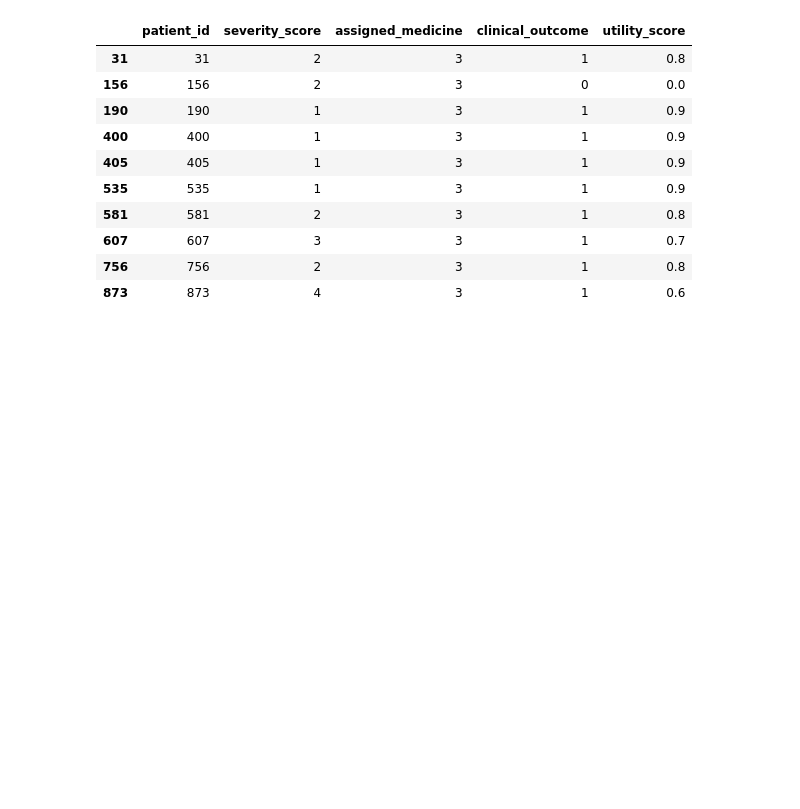
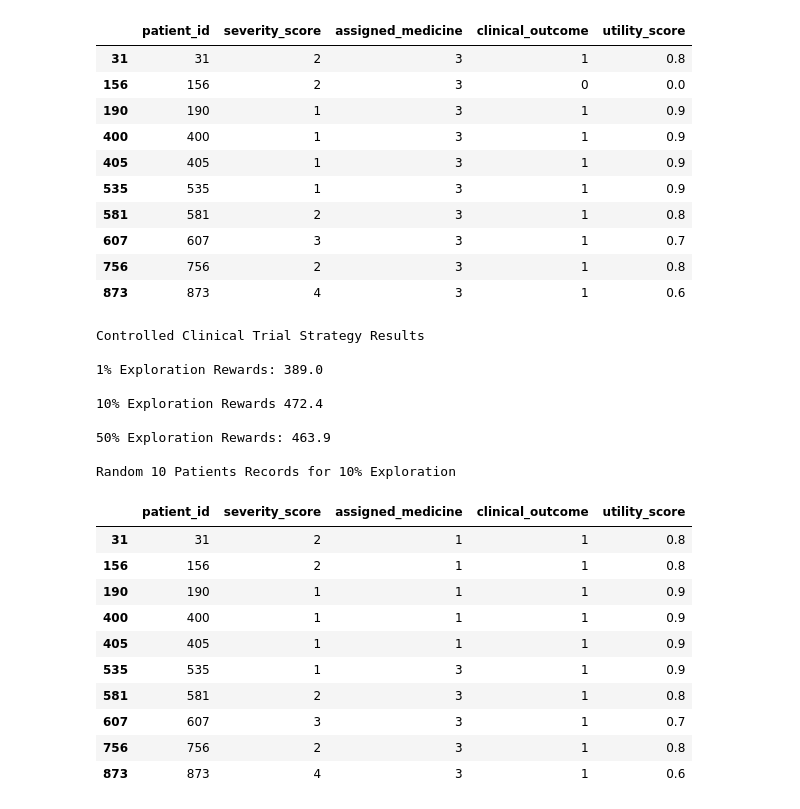
Before and after one commit to Rahul-Chauhan-2212/bits-drl-assignment-1, a Jupyter notebook: mab.ipynb, the cells around one changed output. Saved outputs shown, nothing was run; the diff lists cells and outputs as text; code cells hidden in the pictures; blank space fills up the shorter version.

```diff
--- a/mab.ipynb
+++ b/mab.ipynb
@@ -259,0 +318,38 @@ Random 10 Patients Records
+# %%
+# Controlled Clinical Trial Strategy (10% Exploration)
+eps_10, eps10_df = controlled_clinical_trial(0.10)
+# Controlled Clinical Trial Strategy (1% Exploration)
+eps_01, eps01_df = controlled_clinical_trial(0.01)
+# Controlled Clinical Trial Strategy (50% Exploration)
+eps_50, eps50_df = controlled_clinical_trial(0.50)
+
+print("\nControlled Clinical Trial Strategy Results")
+
+print("\n1% Exploration Rewards:", round(eps_01[-1], 2))
+print("\n10% Exploration Rewards", round(eps_10[-1], 2))
+print("\n50% Exploration Rewards:", round(eps_50[-1], 2))
+
+print("\nRandom 10 Patients Records for 10% Exploration")
+
+eps10_df.sample(10, random_state=164).sort_values("patient_id")
+# %% [output]
+Controlled Clinical Trial Strategy Results
+
+1% Exploration Rewards: 389.0
+
+10% Exploration Rewards 472.4
+
+50% Exploration Rewards: 463.9
+
+Random 10 Patients Records for 10% Exploration
+|  | patient_id | severity_score | assigned_medicine | clinical_outcome | utility_score |
+| 31 | 31 | 2 | 1 | 1 | 0.8 |
+| 156 | 156 | 2 | 1 | 1 | 0.8 |
+| 190 | 190 | 1 | 1 | 1 | 0.9 |
+| 400 | 400 | 1 | 1 | 1 | 0.9 |
+| 405 | 405 | 1 | 1 | 1 | 0.9 |
+| 535 | 535 | 1 | 3 | 1 | 0.9 |
+| 581 | 581 | 2 | 3 | 1 | 0.8 |
+| 607 | 607 | 3 | 3 | 1 | 0.7 |
+| 756 | 756 | 2 | 3 | 1 | 0.8 |
+| 873 | 873 | 4 | 3 | 1 | 0.6 |
```
Also changed, not shown: parts of 4 cells of this notebook.
